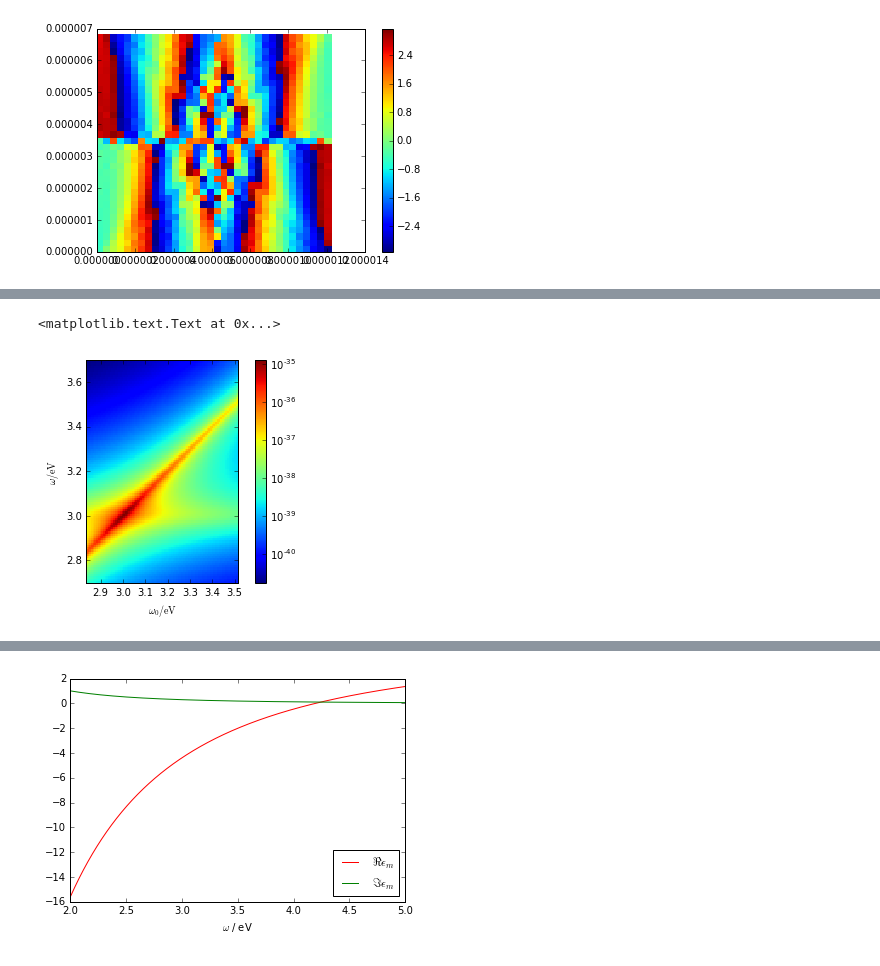
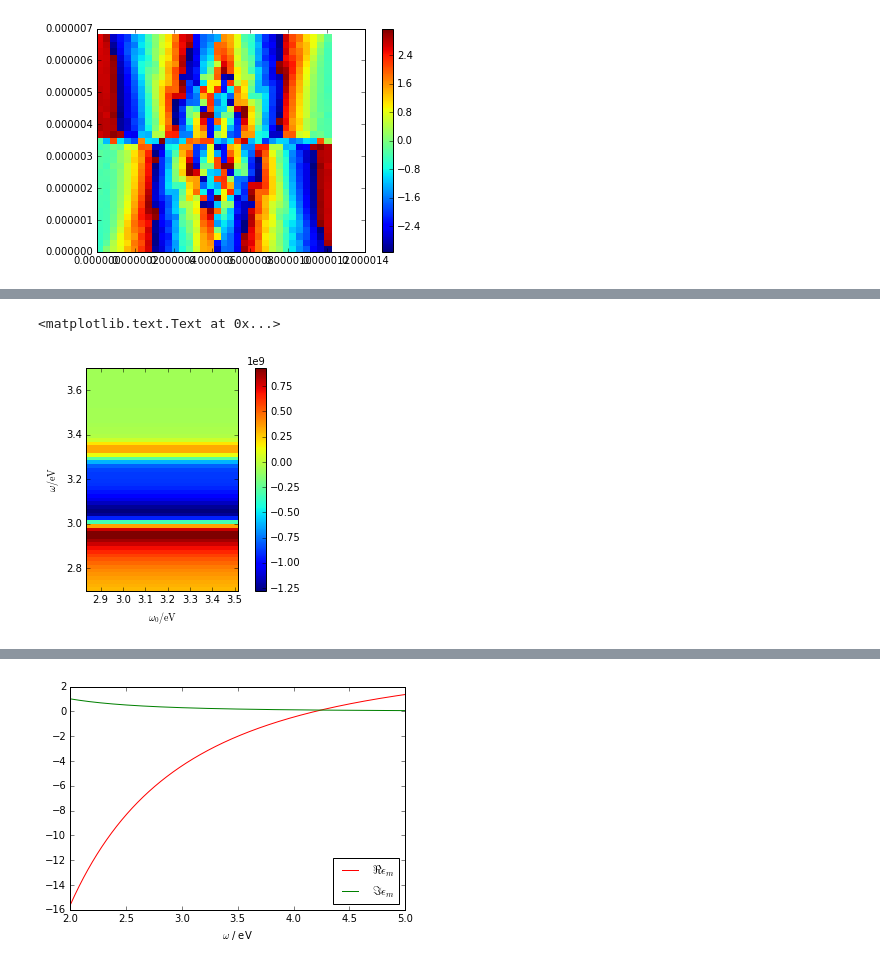
Before and after one commit to texnokrates/qpms-ipynotebooks, a Jupyter notebook: Scattering-Taylor.ipynb, the cells around one changed output, grey strips where cells are left out. Cells and saved outputs as stored; diff of their text form; code cells hidden in the pictures.

```diff
--- a/Scattering-Taylor.ipynb
+++ b/Scattering-Taylor.ipynb
@@ -1116,8 +1117,8 @@ stopω = 3.7*eV/ℏ
 ωlist = np.linspace(startω, stopω, 100)
 ω_0list = np.linspace(startω*1.05, stopω*0.95, 90)
 Slist = np.empty(shape=(ωlist.shape[0],ω_0list.shape[0]),dtype=float)
-Klist = np.empty(shape=(ωlist.shape[0],ω_0list.shape[0]),dtype=float)
-Kselflist = np.empty(shape=(ωlist.shape[0],ω_0list.shape[0]),dtype=float)
+Klist = np.empty(shape=(ωlist.shape[0],ω_0list.shape[0],3,3),dtype=np.complex_)
+Kselflist = np.empty(shape=(ωlist.shape[0],ω_0list.shape[0],3,3),dtype=np.complex_)
 for i in range(ω_0list.shape[0]):
     ω_0 = ω_0list[i]
     Ω = ω_0+1j*γ_QE
@@ -1128,24 +1129,23 @@ for i in range(ω_0list.shape[0]):
         k_out = math.sqrt(ε_b)*k
         k_in = cmath.sqrt(ε_m)*k
         #print ("ε_m",ε_m)
-        K     = G_Mie_scat_cart(source_cart=r1, dest_cart=R,  a=a, nmax=nmax, k_i=k_in, k_e=k_out)
+        K     = G_Mie_scat_cart(source_cart=r1, dest_cart=R,  a=a, nmax=nmax, k_i=k_in, k_e=k_out)+G0_dip_1(R-r1,k_out)
+        Klist[j,i]=K
         Kself = G_Mie_scat_cart(source_cart=r1, dest_cart=r1, a=a, nmax=nmax, k_i=k_in, k_e=k_out)
+        Kselflist[j,i]=Kself
         num = np.linalg.norm((ω*ω/(c*c*ε_0))*np.dot(K,μ))**2
         den = abs(ω*ω-2j*ω*Ω.imag - abs(Ω)**2
            +2*(ω*ω/(c*c*ε_0*ℏ)) * Ω.real*np.dot(μ,np.dot(Kself,μ)))**2
         Slist[j,i] = num/den*2*(ω*ω+abs(Ω)**2)
         #Slist[k,i] = pref*postf
 # %%
-import matplotlib.pyplot as plt
-import matplotlib.cm as cm
-from matplotlib.colors import LogNorm
 %matplotlib inline
-plt.imshow(Slist, extent=(ω_0list.min()*ℏ/eV, ω_0list.max()*ℏ/eV, ωlist.min()*ℏ/eV, ωlist.max()*ℏ/eV),
-           interpolation='nearest', norm=LogNorm(),
+plt.imshow(Klist[:,:,2,2].real, extent=(ω_0list.min()*ℏ/eV, ω_0list.max()*ℏ/eV, ωlist.min()*ℏ/eV, ωlist.max()*ℏ/eV),
+           interpolation='nearest', #norm=LogNorm(),
            origin='lower', cmap=cm.jet)
 plt.colorbar()
 plt.xlabel('$\omega_0/\mathrm{eV}$')
 plt.ylabel('$\omega/\mathrm{eV}$')
 # %% [output]
 <matplotlib.text.Text at 0x...>
-[figure, old version]
+[figure, new version]
```
Also changed, not shown: parts of 11 cells of this notebook.
